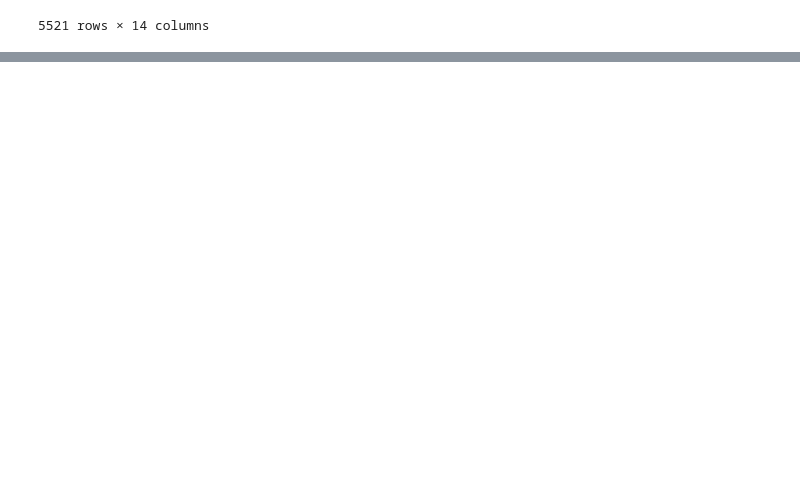
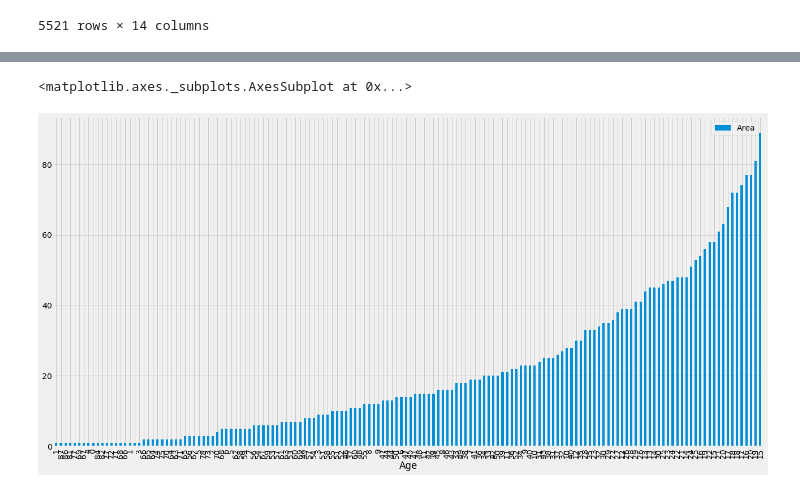
Before and after one commit to Dgorgs/studio-projects, a Jupyter notebook: code/project_shark/Projekt1_sharks.ipynb, the cells around one changed output, grey strips where cells are left out. Saved outputs shown, nothing was run; the diff lists cells and outputs as text; code cells hidden in the pictures; blank space fills up the shorter version.

```diff
--- a/code/project_shark/Projekt1_sharks.ipynb
+++ b/code/project_shark/Projekt1_sharks.ipynb
@@ -371,0 +1466,3 @@ interested.groupby('Activity')['Sex'].value_counts().unstack().plot(kind='bar',
+# %%
+age_injuries = age_injuries.reset_index()
+age_injuries.dtypes
@@ -371,0 +1493,6 @@ interested.groupby('Activity')['Sex'].value_counts().unstack().plot(kind='bar',
+# %%
+age_injuries = age_injuries[age_injuries['Age'].notnull()]
+# %%
+age_injuries.drop(age_injuries.index[74], inplace=True)
+# %%
+age_injuries.drop(age_injuries.index[76], inplace=True)
@@ -371,0 +1502,5 @@ interested.groupby('Activity')['Sex'].value_counts().unstack().plot(kind='bar',
+# %%
+age_injuries.plot(kind='bar', x='Age', figsize=(20,10), xlim=(0-100))
+# %% [output]
+<matplotlib.axes._subplots.AxesSubplot at 0x...>
+[figure, added]
```
Also changed, not shown: parts of 62 cells of this notebook, 2 other files.
